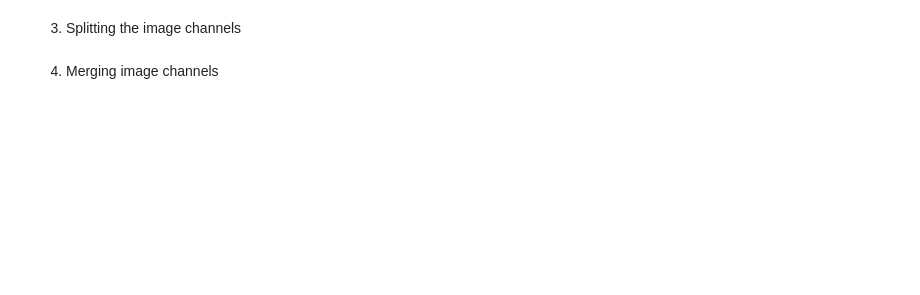
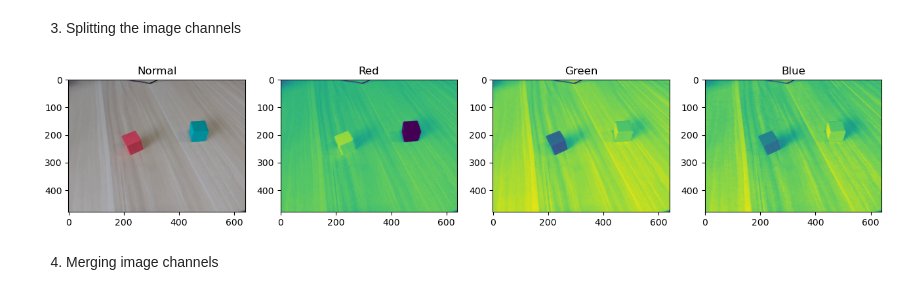
Before and after one commit to jagolde/funrobo_robot_perception, a Jupyter notebook: class_activity_1.ipynb, the cells around one changed output. Cells and saved outputs as stored; diff of their text form; code cells hidden in the pictures; blank space fills up the shorter version.

```diff
--- a/class_activity_1.ipynb
+++ b/class_activity_1.ipynb
@@ -74,19 +88,21 @@ plt.show()
 # %%
 #TODO: RGB images have three (3) channels, use cv.split to isolate each channel and then display them all
 
-# channels = ??
-# titles = ??
+channels = cv.split(img_rgb)
+titles = ['Normal','Red', 'Green', 'Blue']
 
-# plt.figure(figsize=(16, 6))
-# plt.subplot(1,4,1)
-# plt.imshow(img_rgb), plt.title(titles[0])
+plt.figure(figsize=(16, 6))
+plt.subplot(1,4,1)
+plt.imshow(img_rgb), plt.title(titles[0])
 
-# for i in range(len(channels)):
-#     plt.subplot(1,4,i+2)
-#     plt.imshow(channels[i])
-#     plt.title(titles[i+1])
+for i in range(len(channels)):
+    plt.subplot(1,4,i+2)
+    plt.imshow(channels[i])
+    plt.title(titles[i+1])
 
-# plt.show()
+plt.show()
+# %% [output]
+[figure, added]
 # %% [markdown]
 4. Merging image channels
 # %%
```
Also changed, not shown: parts of 19 cells of this notebook, 2 other files.
